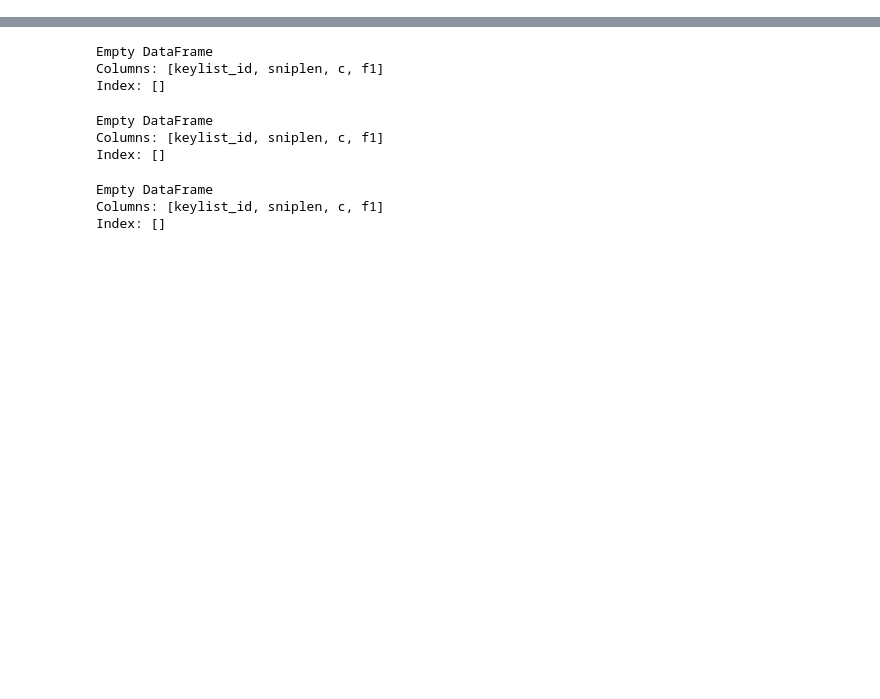
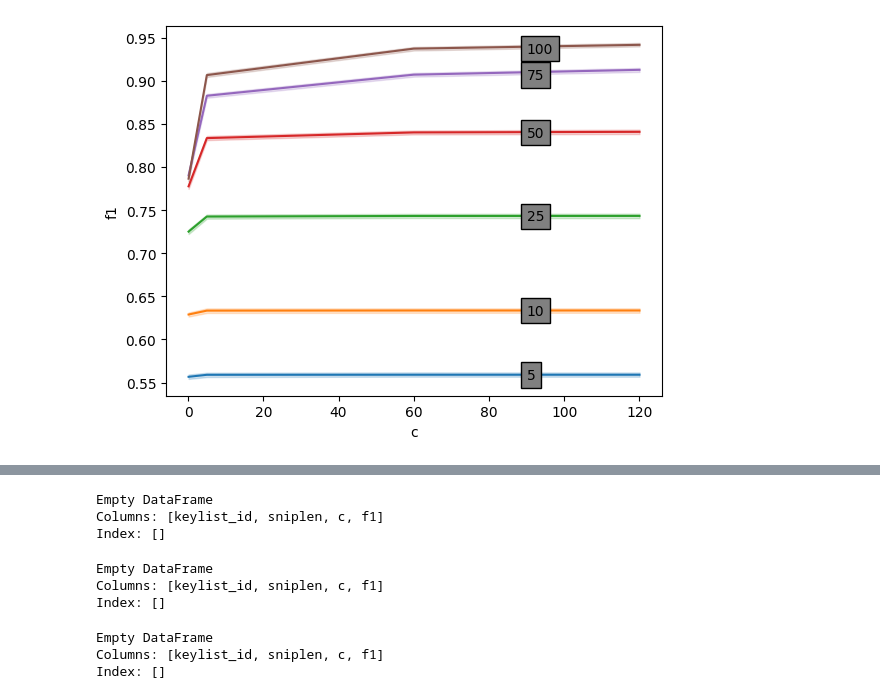
Before and after one commit to TurkuNLP/TCBC_feature_analysis, a Jupyter notebook: StudyTestResults.ipynb, the cells around one changed output, grey strips where cells are left out. Drawn from its saved outputs; the diff is of its cells as text; code cells hidden in the pictures; blank space fills up the shorter version.

```diff
--- a/StudyTestResults.ipynb
+++ b/StudyTestResults.ipynb
@@ -68,3 +82,19 @@ param_df = df[['keylist_id','sniplen','c','f1']]
+# %%
+#Lineplot showing how c affects the accuracy of different sniplens
+
+def getLineplot():
+    for sniplen in SNIPPET_LENS:
+        snip_df = param_df[param_df['sniplen'] == sniplen]
+        ax = sns.lineplot(data=snip_df, x='c', y='f1', estimator='mean', errorbar=('ci', 99), n_boot=1000)
+        ax.text(90, ax.lines[-1].get_ydata()[-2]-0.005, sniplen, bbox=dict(facecolor='gray', alpha=1))
+    lbls = []
+    for l in SNIPPET_LENS:
+        lbls.append(str(l))
+        lbls.append(str(l)+"_99%_ci")
+# %%
+getLineplot()
+# %% [output]
+[figure, added]
 # %%
 keylist_diffs = []
 maxss = []
```
Also changed, not shown: parts of 13 cells of this notebook, 3 other files.
